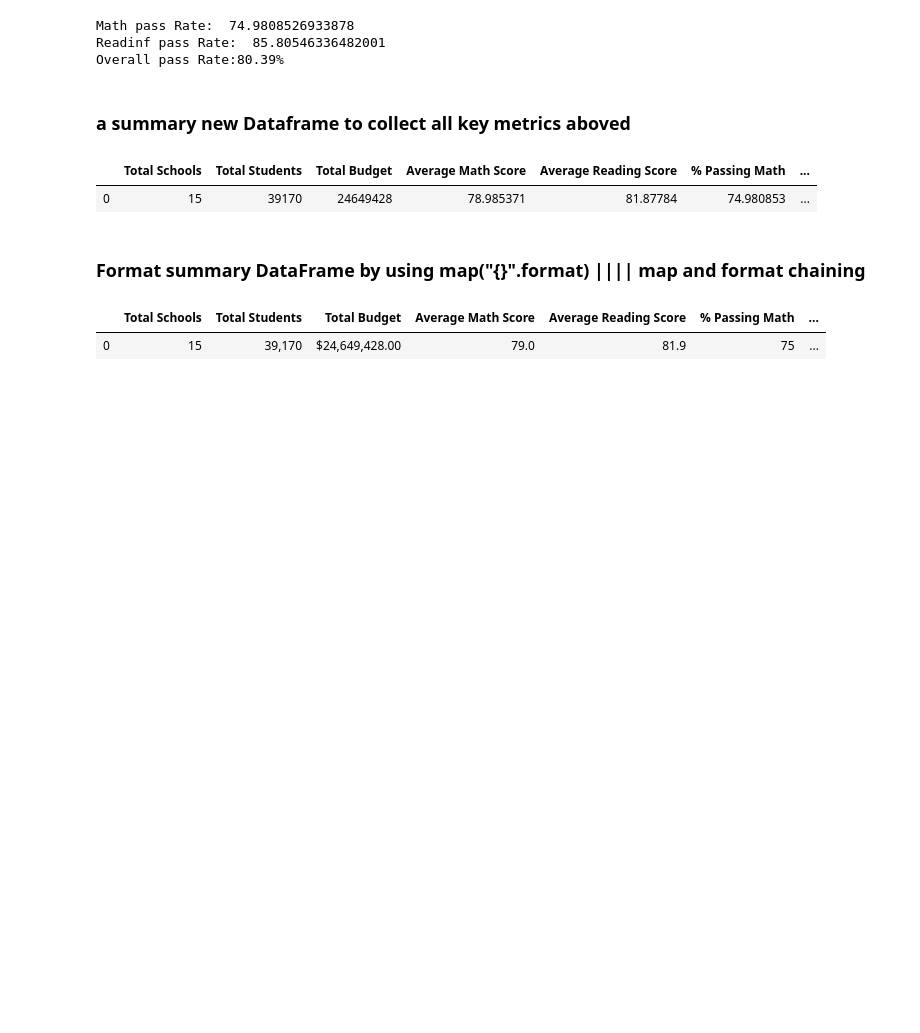
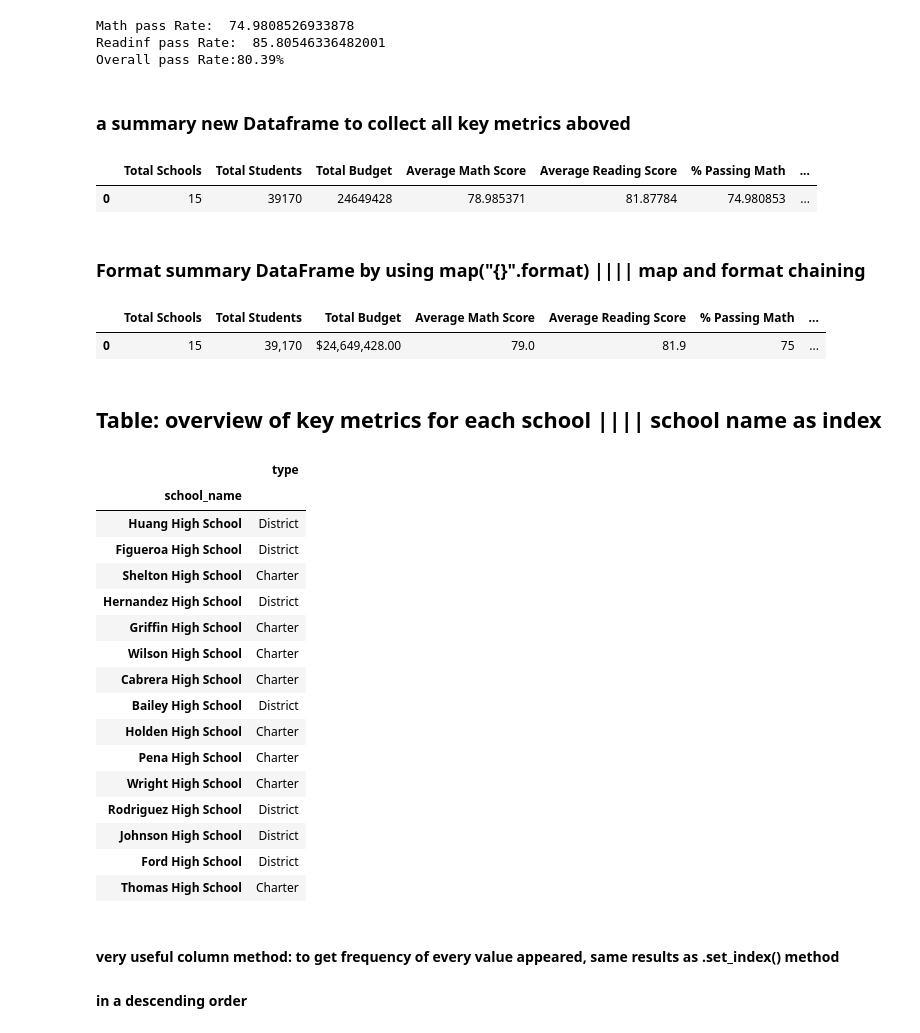
Before and after one commit to susiexia/School_District_Analysis, a Jupyter notebook: PyCitySchools.ipynb, the cells around one changed output. Cells and saved outputs as stored; diff of their text form; code cells hidden in the pictures; blank space fills up the shorter version.

```diff
--- a/PyCitySchools.ipynb
+++ b/PyCitySchools.ipynb
@@ -185,7 +208,7 @@ Math pass Rate:  74.9808526933878
 Readinf pass Rate:  85.80546336482001
 Overall pass Rate:80.39%
 # %% [markdown]
-### a summary new Dataframe to collect all key metrics aboved
+ ### a summary new Dataframe to collect all key metrics aboved
 # %%
 district_summary_df = pd.DataFrame([{"Total Schools": school_count,
                       "Total Students": student_count,
@@ -200,7 +223,7 @@ district_summary_df
 |  | Total Schools | Total Students | Total Budget | Average Math Score | Average Reading Score | % Passing Math | ... |
 | 0 | 15 | 39170 | 24649428 | 78.985371 | 81.87784 | 74.980853 | ... |
 # %% [markdown]
-### Format summary DataFrame by using map("{}".format) |||| map and format chaining
+ ### Format summary DataFrame by using map("{}".format) |||| map and format chaining
 # %%
 district_summary_df["Total Students"] = district_summary_df["Total Students"].map("{:,}".format)
 district_summary_df["Total Budget"] = district_summary_df["Total Budget"].map("${:,.2f}".format)
@@ -214,3 +237,36 @@ district_summary_df
 # %% [output]
 |  | Total Schools | Total Students | Total Budget | Average Math Score | Average Reading Score | % Passing Math | ... |
 | 0 | 15 | 39,170 | $24,649,428.00 | 79.0 | 81.9 | 75 | ... |
+# %% [markdown]
+ ## Table: overview of key metrics for each school |||| school name as index
+# %%
+#retrieve school name as row labels, school type as the first column, to make a new DataFrame
+
+per_school_types_Series=school_data_df.set_index(['school_name']).type
+
+
+#or: per_school_summary_df = pd.DataFrame({'school_type':per_school_types_Series})
+per_school_summary_df = pd.DataFrame(per_school_types_Series)
+
+per_school_summary_df
+# %% [output]
+|  | type |
+| school_name |  |
+| Huang High School | District |
+| Figueroa High School | District |
+| Shelton High School | Charter |
+| Hernandez High School | District |
+| Griffin High School | Charter |
+| Wilson High School | Charter |
+| Cabrera High School | Charter |
+| Bailey High School | District |
+| Holden High School | Charter |
+| Pena High School | Charter |
+| Wright High School | Charter |
+| Rodriguez High School | District |
+| Johnson High School | District |
+| Ford High School | District |
+| Thomas High School | Charter |
+# %% [markdown]
+ #### very useful column method: to get frequency of every value appeared, same results as .set_index() method
+ #### in a descending order
```
Also changed, not shown: parts of 18 cells of this notebook, 1 other file.
